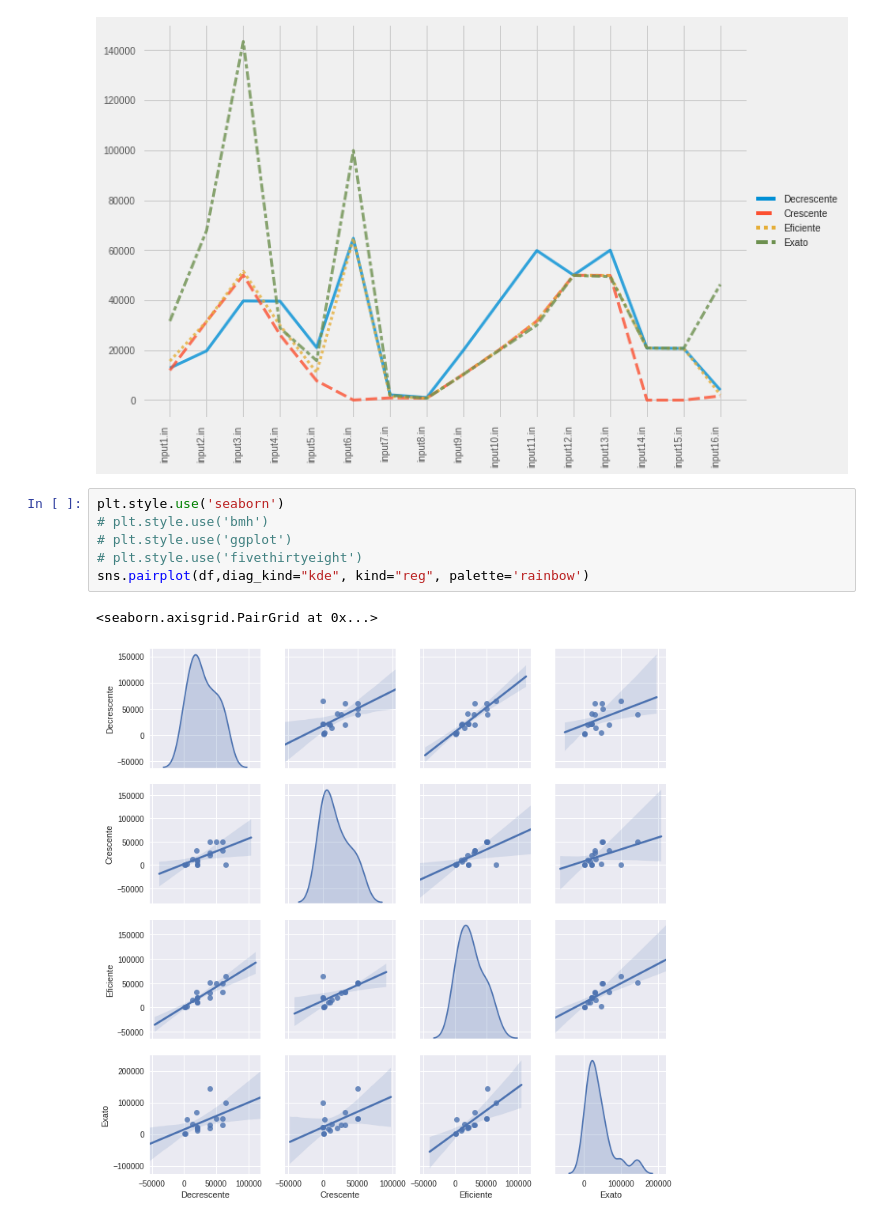
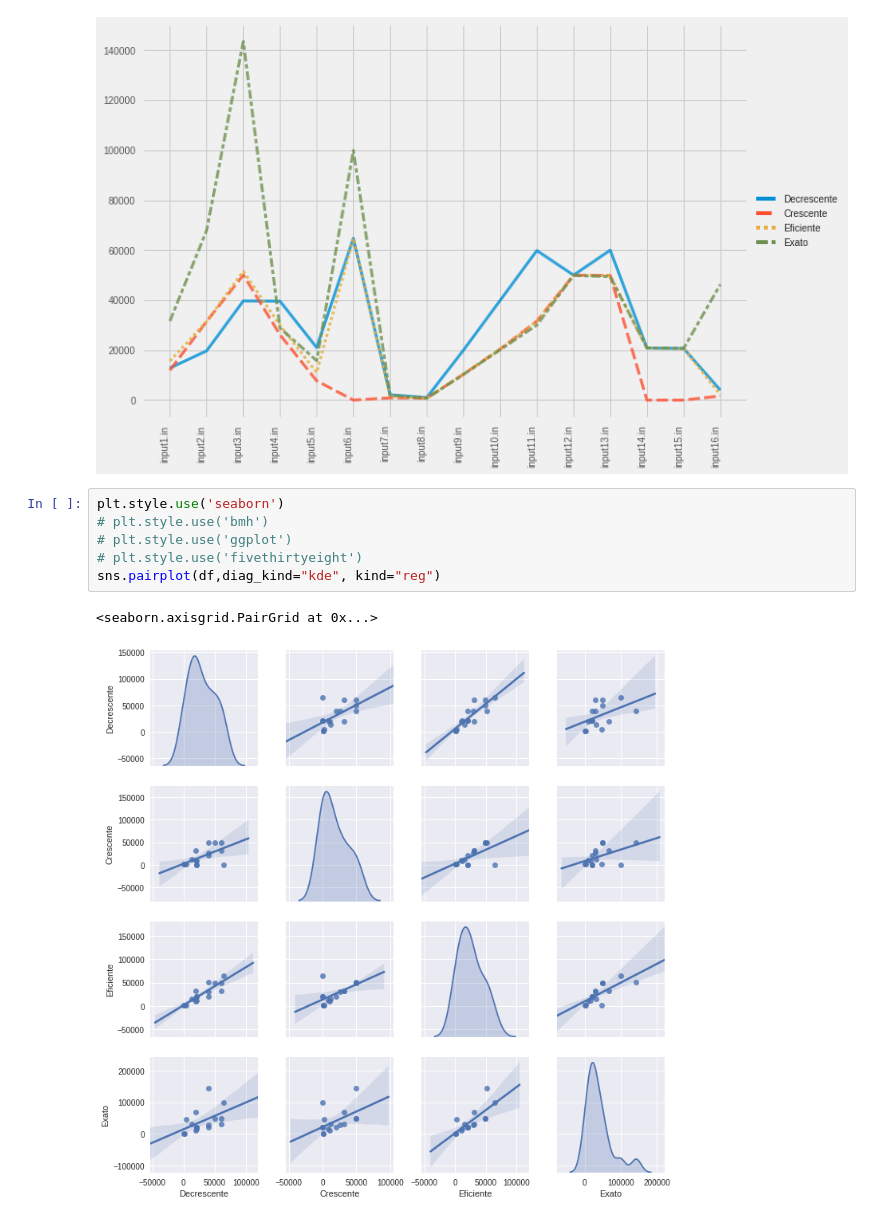
Before and after one commit to danbailo/T1-Teoria-Computacao, a Jupyter notebook: src/Trabalho 1 - Teoria da Computação.ipynb, the cells around one changed output. Saved outputs shown, nothing was run; the diff lists cells and outputs as text.

```diff
--- a/src/Trabalho 1 - Teoria da Computação.ipynb
+++ b/src/Trabalho 1 - Teoria da Computação.ipynb
@@ -159,9 +140,9 @@ plt.legend(loc='center left', bbox_to_anchor=(1.0, 0.5))
 # %%
 plt.style.use('seaborn')
 # plt.style.use('bmh')
 # plt.style.use('ggplot')
 # plt.style.use('fivethirtyeight')
-sns.pairplot(df,diag_kind="kde", kind="reg", palette='rainbow')
+sns.pairplot(df,diag_kind="kde", kind="reg")
 # %% [output]
 <seaborn.axisgrid.PairGrid at 0x...>
-[figure, old version]
+[figure, new version]
```
Also changed, not shown: parts of 5 cells of this notebook, 2 other files.
